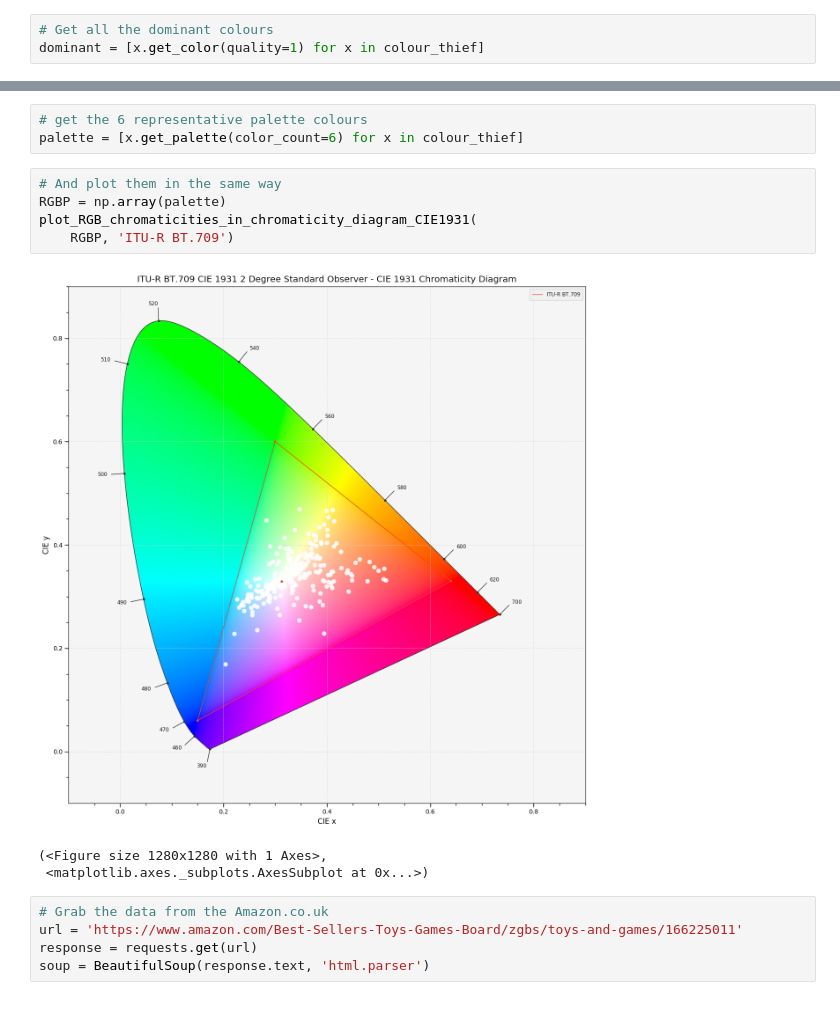
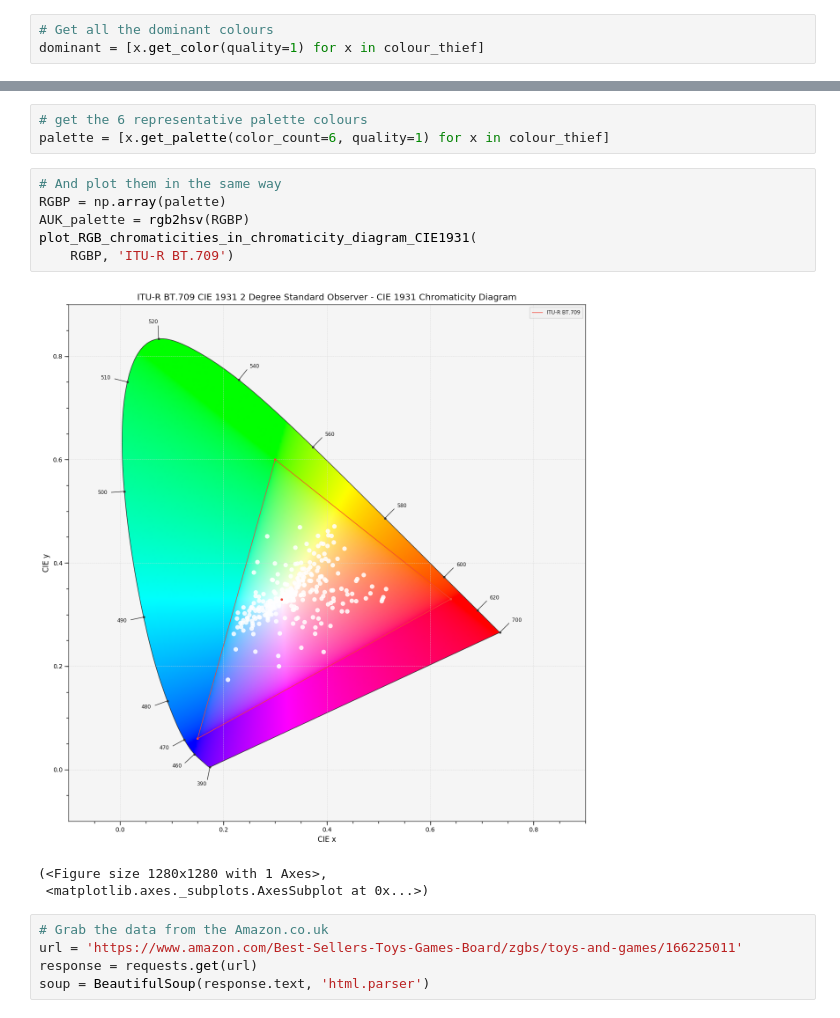
Before and after one commit to markbasham/BoardGameColour, a Jupyter notebook: BoardgameGeekColourMapper.ipynb, the cells around one changed output, grey strips where cells are left out. Cells and saved outputs as stored; diff of their text form.

```diff
--- a/BoardgameGeekColourMapper.ipynb
+++ b/BoardgameGeekColourMapper.ipynb
@@ -73,14 +75,15 @@ plot_RGB_chromaticities_in_chromaticity_diagram_CIE1931(
  <matplotlib.axes._subplots.AxesSubplot at 0x...>)
 # %%
 # get the 6 representative palette colours
-palette = [x.get_palette(color_count=6) for x in colour_thief]
+palette = [x.get_palette(color_count=6, quality=1) for x in colour_thief]
 # %%
 # And plot them in the same way
 RGBP = np.array(palette)
+AUK_palette = rgb2hsv(RGBP)
 plot_RGB_chromaticities_in_chromaticity_diagram_CIE1931(
     RGBP, 'ITU-R BT.709')
 # %% [output]
-[figure, old version]
+[figure, new version]
 (<Figure size 1280x1280 with 1 Axes>,
  <matplotlib.axes._subplots.AxesSubplot at 0x...>)
 # %%
```
Also changed, not shown: parts of 14 cells of this notebook.
